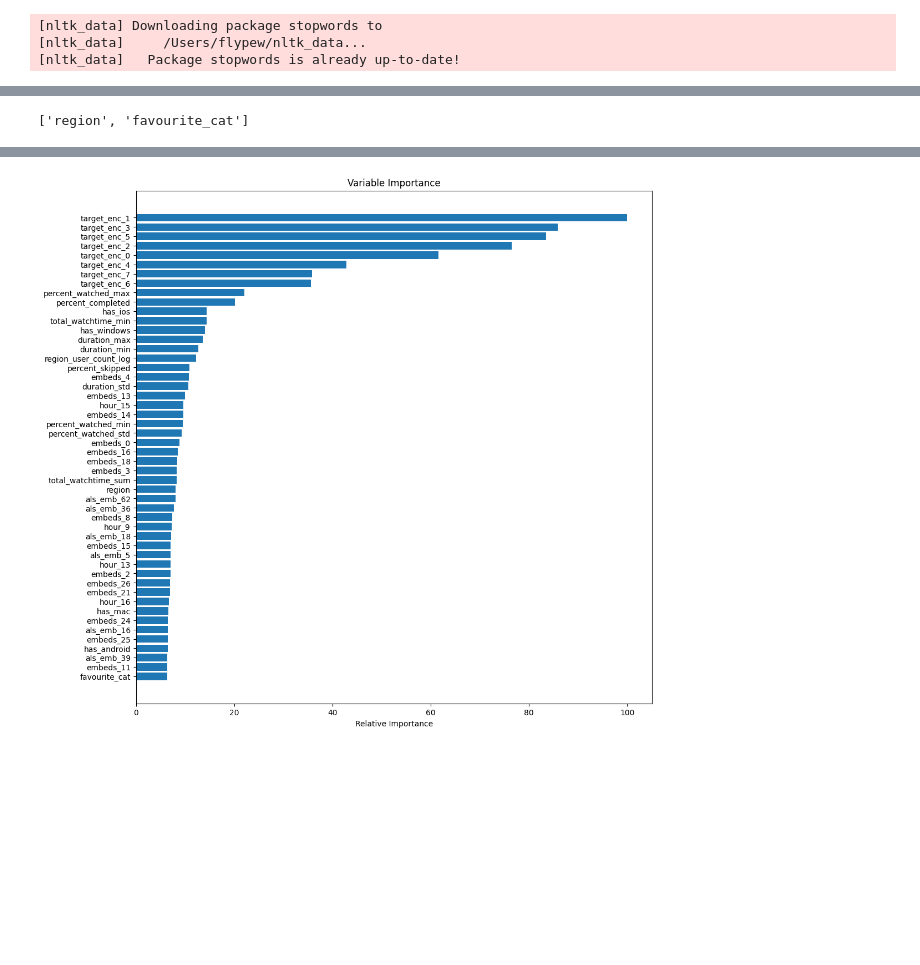
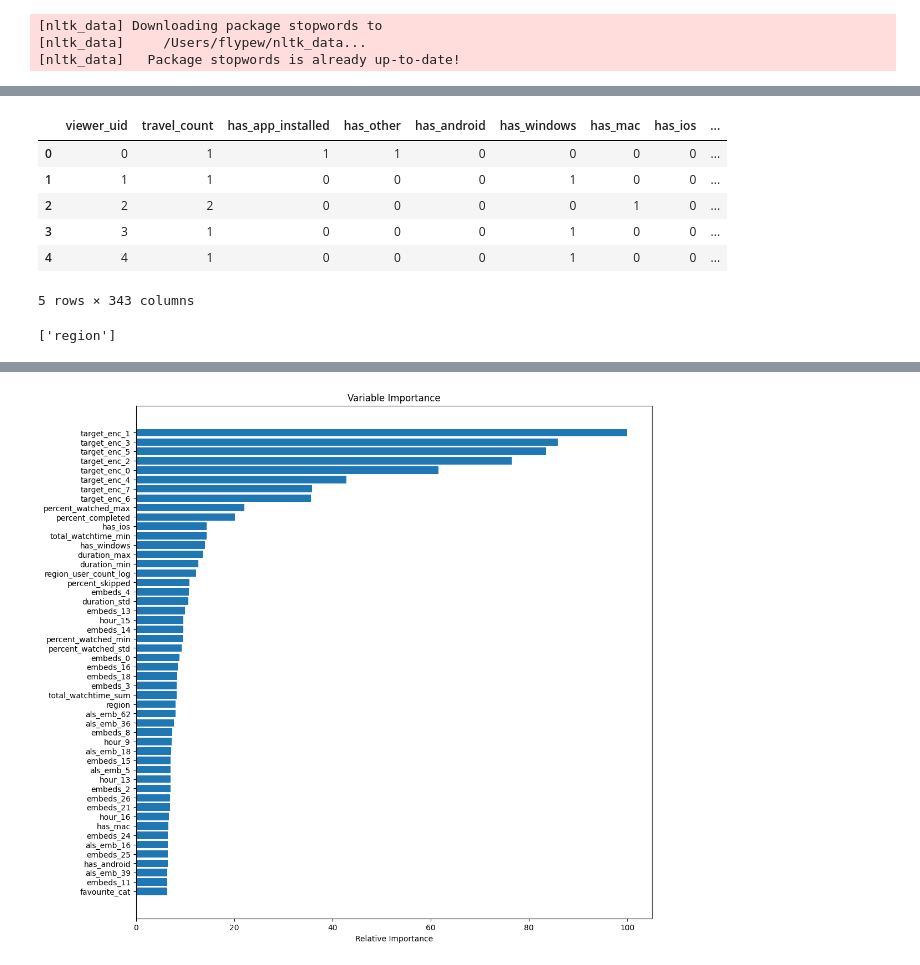
Before and after one commit to Paspasuy/SocDemPrediction, a Jupyter notebook: flypew_catboost.ipynb, the cells around one changed output, grey strips where cells are left out. Cells and saved outputs as stored; diff of their text form; code cells hidden in the pictures; blank space fills up the shorter version.

```diff
--- a/flypew_catboost.ipynb
+++ b/flypew_catboost.ipynb
@@ -21,3 +21,7 @@ path = "data/"
 data_start = pd.read_csv(path + 'train_events.csv')
 video_start = pd.read_csv(path + 'video_info_v2.csv')
 targets_start = pd.read_csv(path + 'train_targets.csv')
+test_events = pd.read_csv(path + 'test_events.csv')
+sample_submission = pd.read_csv(path + 'subm.csv')
+
+test_events.head(), sample_submission.head()
@@ -26,9 +48,13 @@ import warnings
 warnings.filterwarnings('ignore')
 
 events, features = Imputer().fit_transform(data_start, video_start, targets_start)
+test_events, test_features = Imputer().fit_transform(test_events, video_start, sample_submission)
+print(test_features.shape)
 
 for extractor in [MainFeatureExtractor(), ALSEmbeddingExtractor(), BagOfWordsExtractor(), SimpleStatisticsExtractor(), GeoFeatureExtractor(), UserFeatureExtractor()]:
     events, features = extractor.fit_transform(events, features)
+    test_events, test_features = extractor.transform(test_events, test_features)
+    print(test_features.shape)
 
-features.shape
+features.shape, test_features.shape
 # %% [output]
@@ -37,3 +75,13 @@ Applying BagOfWords extractor...
+# %%
+test_features.head()
+# %% [output]
+|  | viewer_uid | travel_count | has_app_installed | has_other | has_android | has_windows | has_mac | has_ios | ... |
+| 0 | 0 | 1 | 1 | 1 | 0 | 0 | 0 | 0 | ... |
+| 1 | 1 | 1 | 0 | 0 | 0 | 1 | 0 | 0 | ... |
+| 2 | 2 | 2 | 0 | 0 | 0 | 0 | 1 | 0 | ... |
+| 3 | 3 | 1 | 0 | 0 | 0 | 1 | 0 | 0 | ... |
+| 4 | 4 | 1 | 0 | 0 | 0 | 1 | 0 | 0 | ... |
+5 rows × 343 columns
 # %%
 class CatboostEstimator:
     """
@@ -130,7 +178,7 @@ for i, col in enumerate(features.columns):
 
 cat_features
 # %% [output]
-['region', 'favourite_cat']
+['region']
 # %%
 catboost_sex = CatboostEstimator()
 catboost_age = CatboostEstimator()
```
Also changed, not shown: parts of 7 cells of this notebook, 2 other files.
